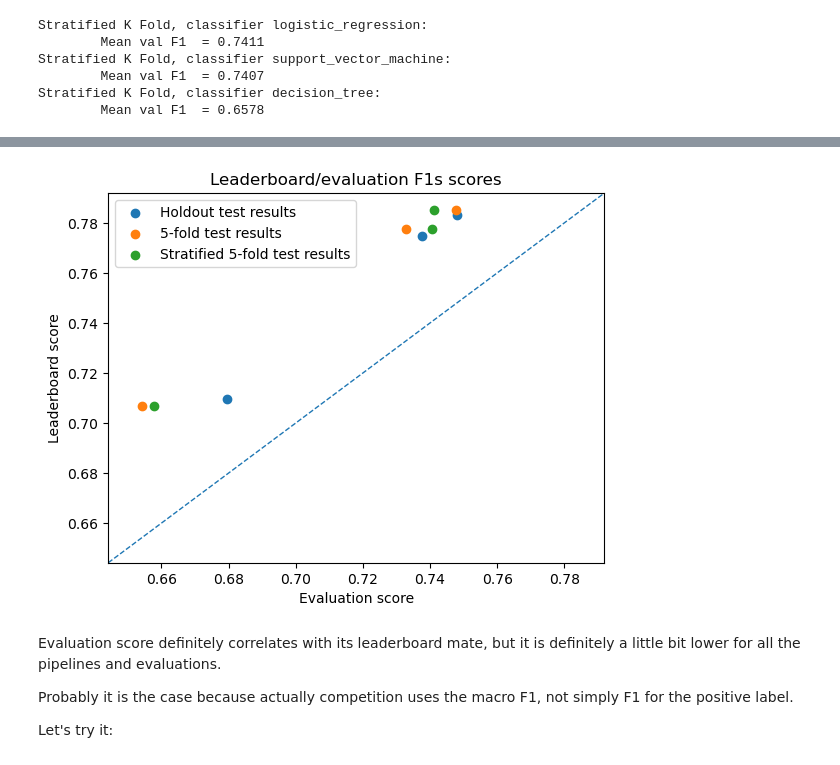
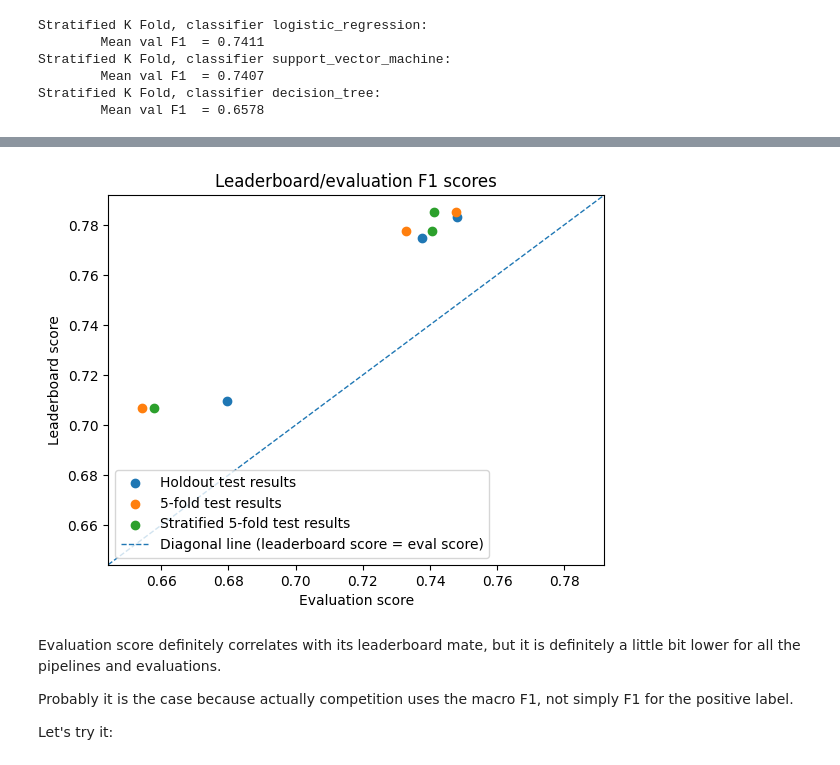
Before and after one commit to PrometheusUA/iasa_nlp_course, a Jupyter notebook: Lecture_3/homework/validation-ht.ipynb, the cells around one changed output, grey strips where cells are left out. Drawn from its saved outputs; the diff is of its cells as text; code cells hidden in the pictures.

```diff
--- a/Lecture_3/homework/validation-ht.ipynb
+++ b/Lecture_3/homework/validation-ht.ipynb
@@ -241,19 +241,20 @@ Let's draw a plot of evaluation / leaderboard score:
 # %%
 plt.scatter([0.7481, 0.7377, 0.6796], [0.78302, 0.77474, 0.70977], label="Holdout test results")
 plt.scatter([0.7478, 0.7328, 0.6542], [0.78516, 0.7775, 0.70671], label="5-fold test results")
 plt.scatter([0.7411, 0.7407, 0.6578], [0.78516, 0.7775, 0.70671], label="Stratified 5-fold test results")
 
 
 plt.xlabel("Evaluation score")
 plt.ylabel("Leaderboard score")
-plt.title("Leaderboard/evaluation F1s scores")
+plt.title("Leaderboard/evaluation F1 scores")
+
+plt.axline((0.6509, 0.6509), (0.78516, 0.78516), linestyle="--", linewidth=1, label="Diagonal line (leaderboard score = eval score)")
+
 plt.legend()
 
-plt.axline((0.6509, 0.6509), (0.78516, 0.78516), linestyle="--", linewidth=1)
-
 plt.show()
 # %% [output]
-[figure, old version]
+[figure, new version]
 # %% [markdown]
 Evaluation score definitely correlates with its leaderboard mate, but it is definitely a little bit lower for all the pipelines and evaluations.
 
```
Also changed, not shown: parts of 2 cells of this notebook.
